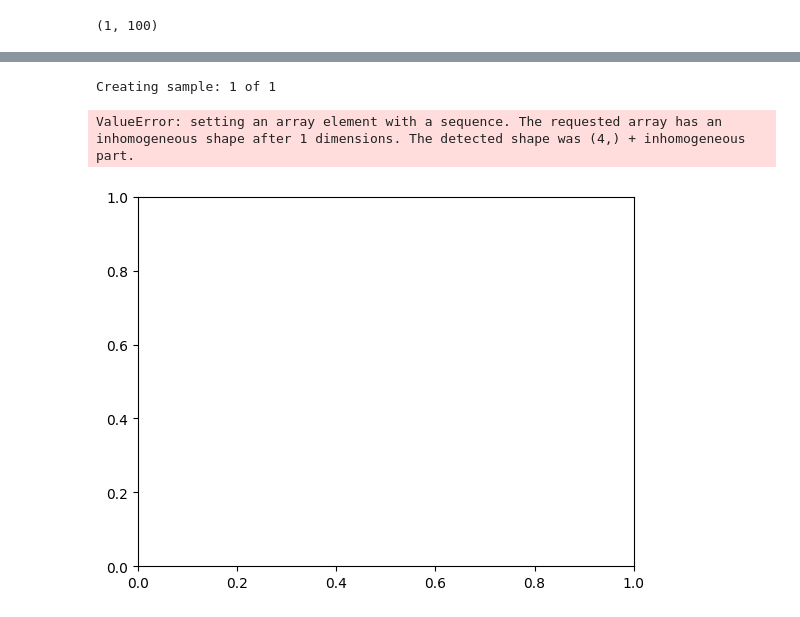
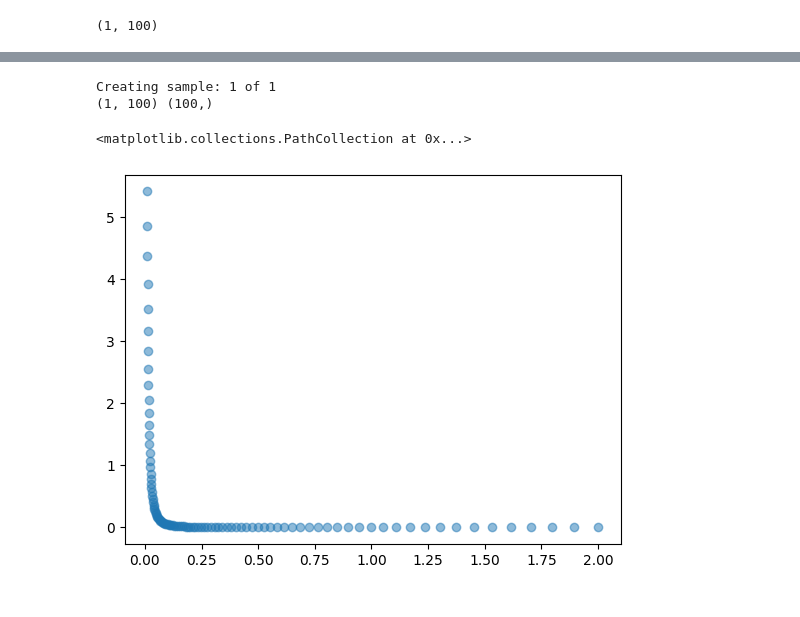
Before and after one commit to Srishti-Goel/MI-Maximizing_Compression_Bounds, a Jupyter notebook: SupernovaDataset/archive.ipynb, the cells around one changed output, grey strips where cells are left out. Cells and saved outputs as stored; diff of their text form; code cells hidden in the pictures.

```diff
--- a/SupernovaDataset/archive.ipynb
+++ b/SupernovaDataset/archive.ipynb
@@ -59,8 +59,10 @@ F.item()
 # %%
-z_obs = np.geomspace(0.01, 10.0, DATAPOINT_SIZE)
-d_obs = create_synthetic_supernovae_dataset(1, [70.0])
+# z_obs = np.geomspace(0.01, 10.0, DATAPOINT_SIZE)
+z_obs, d_obs, _, _ = create_synthetic_supernovae_dataset(1, [70.0**2])
+print(d_obs.shape, z_obs.shape)
 plt.scatter(z_obs, d_obs, alpha=0.5, label="Observed")  # Plot the observed distance modulus for each sample (optional)
 # %% [output]
 Creating sample: 1 of 1
+(1, 100) (100,)
-ValueError: setting an array element with a sequence. The requested array has an inhomogeneous shape after 1 dimensions. The detected shape was (4,) + inhomogeneous part.
+<matplotlib.collections.PathCollection at 0x...>
-[figure, old version]
+[figure, new version]
```
Also changed, not shown: parts of 5 cells of this notebook, 6 other files.
